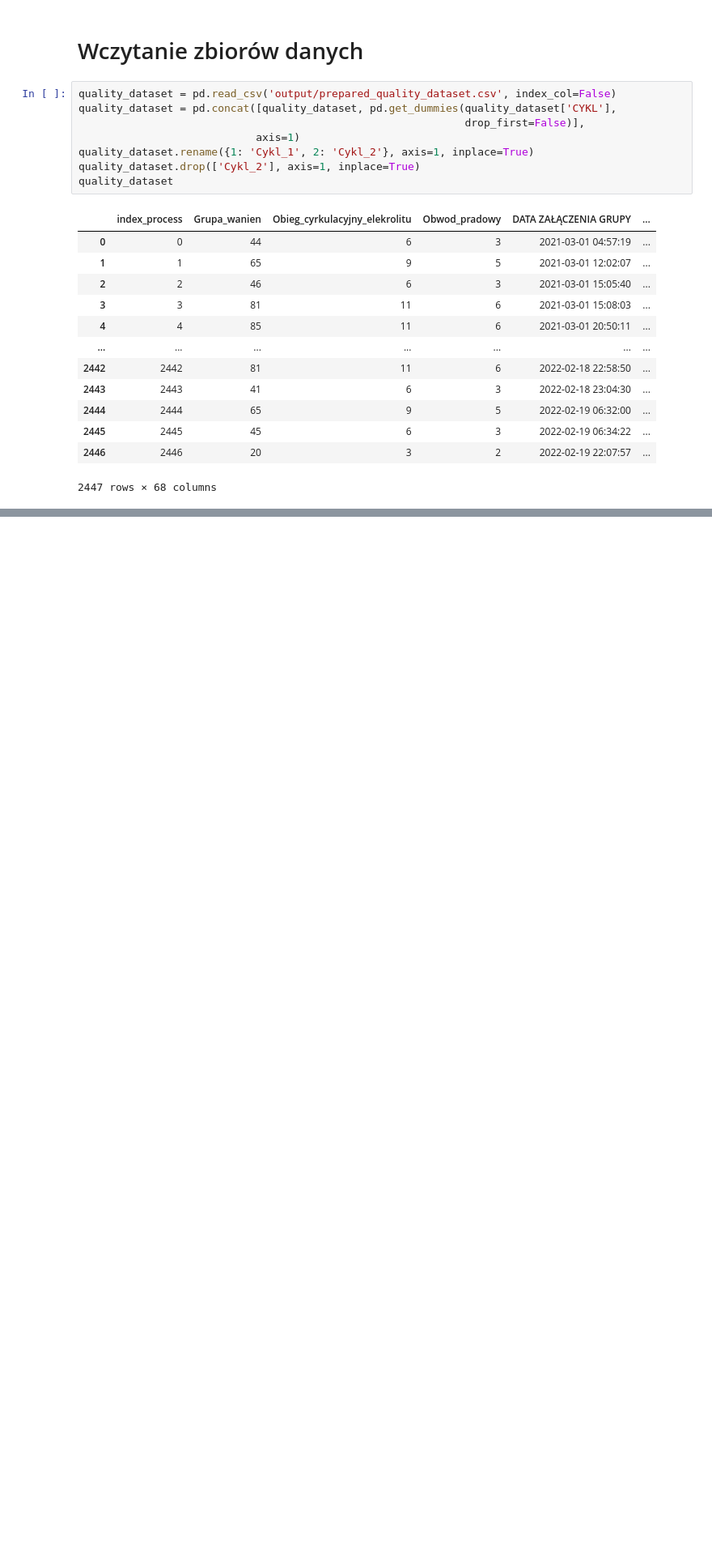
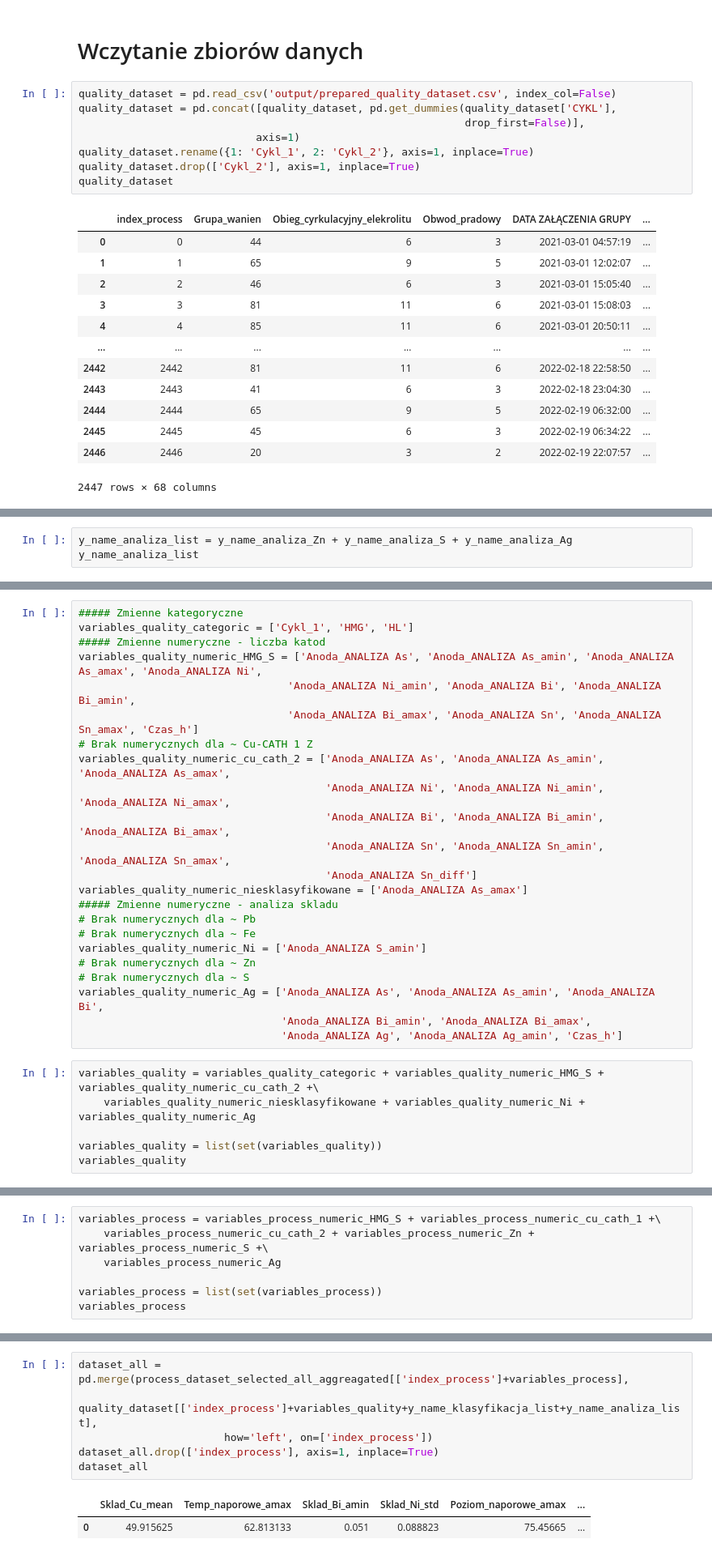
Before and after one commit to BartoszSzablowski/CuValleyHack_Batmaja, a Jupyter notebook: 04_Predykcja.ipynb, the cells around one changed output, grey strips where cells are left out. Shown at 81% size. Drawn from its saved outputs; the diff is of its cells as text; blank space fills up the shorter version.

```diff
--- a/04_Predykcja.ipynb
+++ b/04_Predykcja.ipynb
@@ -29,0 +192,3 @@ quality_dataset
+# %%
+y_name_analiza_list = y_name_analiza_Zn + y_name_analiza_S + y_name_analiza_Ag
+y_name_analiza_list
@@ -29,0 +201,29 @@ quality_dataset
+# %%
+##### Zmienne kategoryczne
+variables_quality_categoric = ['Cykl_1', 'HMG', 'HL']
+##### Zmienne numeryczne - liczba katod
+variables_quality_numeric_HMG_S = ['Anoda_ANALIZA As', 'Anoda_ANALIZA As_amin', 'Anoda_ANALIZA As_amax', 'Anoda_ANALIZA Ni',
+                                 'Anoda_ANALIZA Ni_amin', 'Anoda_ANALIZA Bi', 'Anoda_ANALIZA Bi_amin',
+                                 'Anoda_ANALIZA Bi_amax', 'Anoda_ANALIZA Sn', 'Anoda_ANALIZA Sn_amax', 'Czas_h']
+# Brak numerycznych dla ~ Cu-CATH 1 Z
+variables_quality_numeric_cu_cath_2 = ['Anoda_ANALIZA As', 'Anoda_ANALIZA As_amin', 'Anoda_ANALIZA As_amax',
+                                       'Anoda_ANALIZA Ni', 'Anoda_ANALIZA Ni_amin', 'Anoda_ANALIZA Ni_amax',
+                                       'Anoda_ANALIZA Bi', 'Anoda_ANALIZA Bi_amin', 'Anoda_ANALIZA Bi_amax',
+                                       'Anoda_ANALIZA Sn', 'Anoda_ANALIZA Sn_amin', 'Anoda_ANALIZA Sn_amax',
+                                       'Anoda_ANALIZA Sn_diff']
+variables_quality_numeric_niesklasyfikowane = ['Anoda_ANALIZA As_amax']
+##### Zmienne numeryczne - analiza skladu
+# Brak numerycznych dla ~ Pb
+# Brak numerycznych dla ~ Fe
+variables_quality_numeric_Ni = ['Anoda_ANALIZA S_amin']
+# Brak numerycznych dla ~ Zn
+# Brak numerycznych dla ~ S
+variables_quality_numeric_Ag = ['Anoda_ANALIZA As', 'Anoda_ANALIZA As_amin', 'Anoda_ANALIZA Bi',
+                                'Anoda_ANALIZA Bi_amin', 'Anoda_ANALIZA Bi_amax',
+                                'Anoda_ANALIZA Ag', 'Anoda_ANALIZA Ag_amin', 'Czas_h']
+# %%
+variables_quality = variables_quality_categoric + variables_quality_numeric_HMG_S + variables_quality_numeric_cu_cath_2 +\
+    variables_quality_numeric_niesklasyfikowane + variables_quality_numeric_Ni + variables_quality_numeric_Ag
+
+variables_quality = list(set(variables_quality))
+variables_quality
@@ -29,0 +293,7 @@ quality_dataset
+# %%
+variables_process = variables_process_numeric_HMG_S + variables_process_numeric_cu_cath_1 +\
+    variables_process_numeric_cu_cath_2 + variables_process_numeric_Zn + variables_process_numeric_S +\
+    variables_process_numeric_Ag
+
+variables_process = list(set(variables_process))
+variables_process
@@ -29,0 +320,9 @@ quality_dataset
+# %%
+dataset_all = pd.merge(process_dataset_selected_all_aggreagated[['index_process']+variables_process],
+                       quality_dataset[['index_process']+variables_quality+y_name_klasyfikacja_list+y_name_analiza_list],
+                       how='left', on=['index_process'])
+dataset_all.drop(['index_process'], axis=1, inplace=True)
+dataset_all
+# %% [output]
+|  | Sklad_Cu_mean | Temp_naporowe_amax | Sklad_Bi_amin | Sklad_Ni_std | Poziom_naporowe_amax | ... |
+| 0 | 49.915625 | 62.813133 | 0.051 | 0.088823 | 75.45665 | ... |
```
Also changed, not shown: parts of 30 cells of this notebook, 1 other file.
